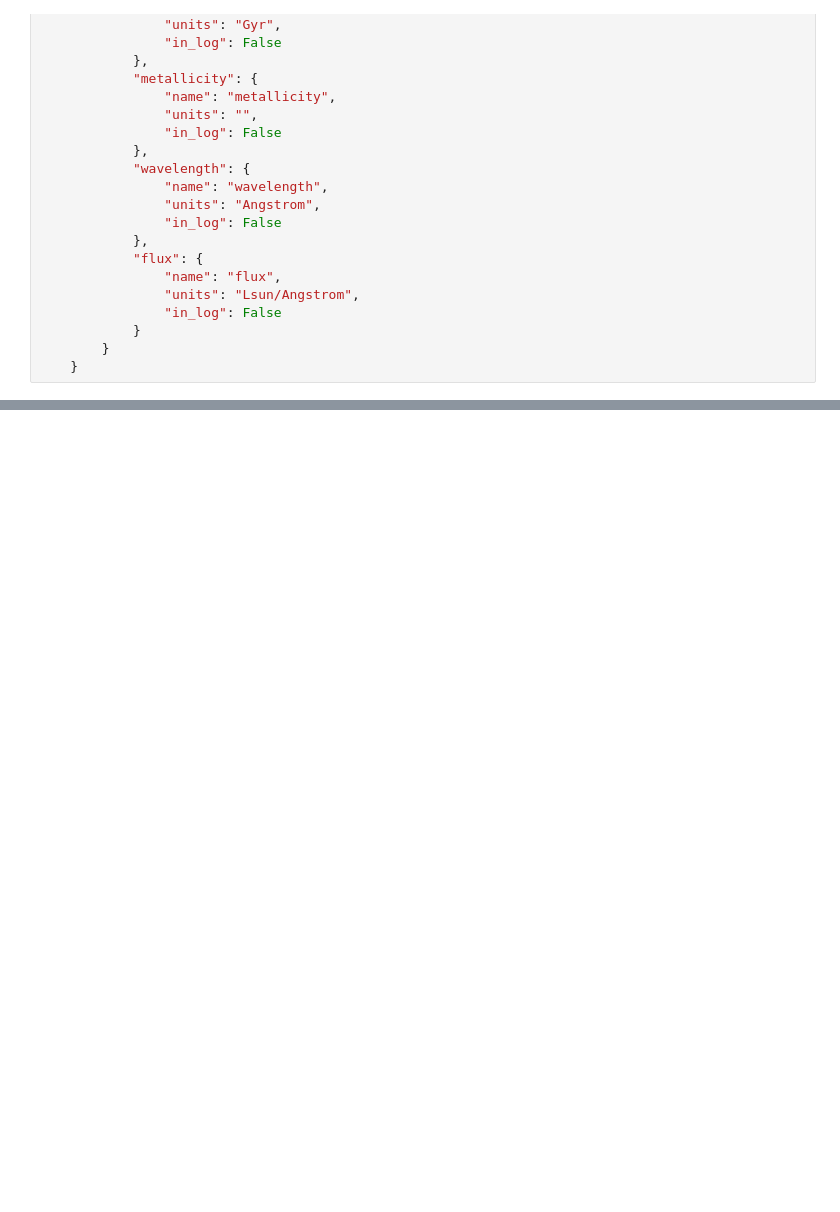
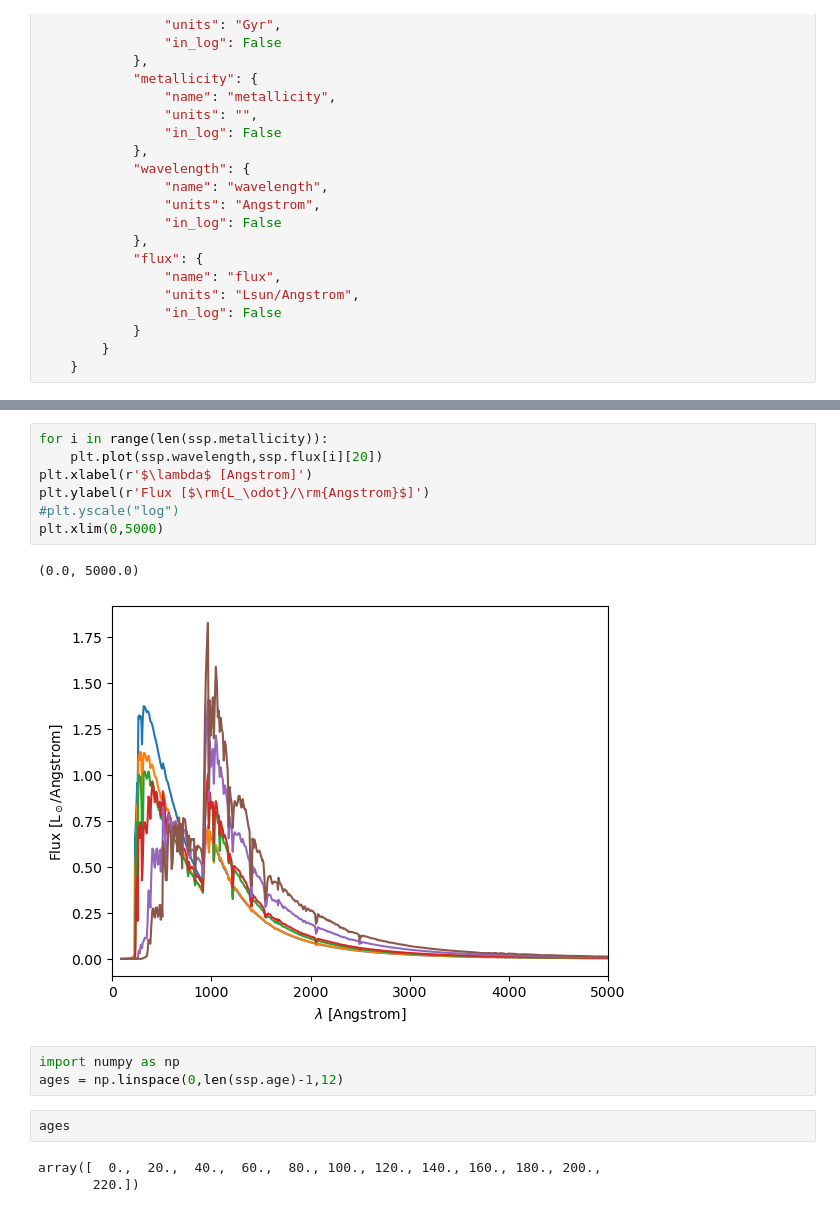
Before and after one commit to ufuk-cakir/rubix, a Jupyter notebook: notebooks/ssp_template.ipynb, the cells around one changed output, grey strips where cells are left out. Saved outputs shown, nothing was run; the diff lists cells and outputs as text; blank space fills up the shorter version.

```diff
--- a/notebooks/ssp_template.ipynb
+++ b/notebooks/ssp_template.ipynb
@@ -43,0 +179,18 @@ ssp
+# %%
+for i in range(len(ssp.metallicity)):
+    plt.plot(ssp.wavelength,ssp.flux[i][20])
+plt.xlabel(r'$\lambda$ [Angstrom]')
+plt.ylabel(r'Flux [$\rm{L_\odot}/\rm{Angstrom}$]')
+#plt.yscale("log")
+plt.xlim(0,5000)
+# %% [output]
+(0.0, 5000.0)
+[figure, added]
+# %%
+import numpy as np
+ages = np.linspace(0,len(ssp.age)-1,12)
+# %%
+ages
+# %% [output]
+array([  0.,  20.,  40.,  60.,  80., 100., 120., 140., 160., 180., 200.,
+       220.])
```
Also changed, not shown: parts of 25 cells of this notebook, 1 other file.
